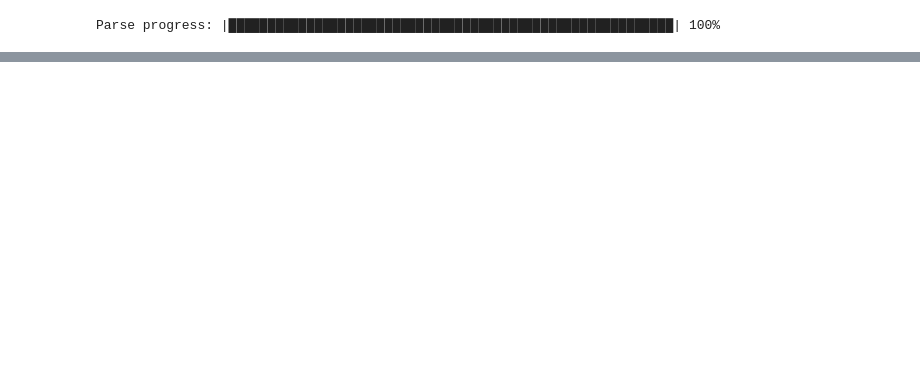
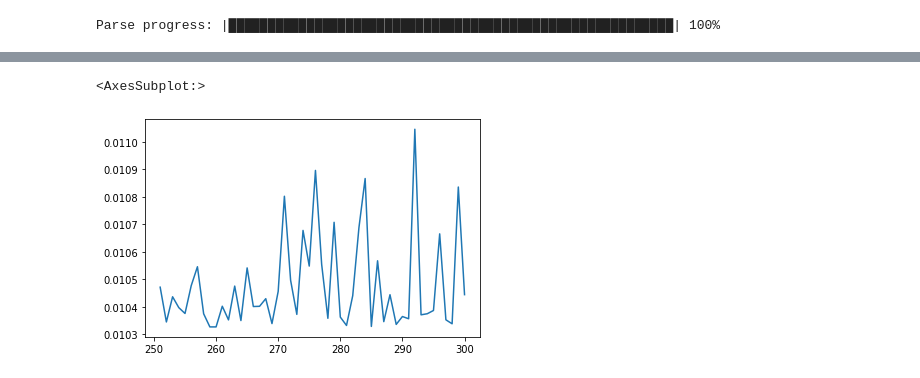
Before and after one commit to zoidgerd/h2o-coursera, a Jupyter notebook: week5/autoencoders.ipynb, the cells around one changed output, grey strips where cells are left out. Saved outputs shown, nothing was run; the diff lists cells and outputs as text; code cells hidden in the pictures; blank space fills up the shorter version.

```diff
--- a/week5/autoencoders.ipynb
+++ b/week5/autoencoders.ipynb
@@ -78,0 +93,7 @@ model_autoencoder.score_history()
+# %%
+# trying to reduce number of input features from 4 (originally) to only 2
+model_autoencoder = H2OAutoEncoderEstimator( hidden=[2], activation='Tanh', epochs=300, model_id='autoencoder',
+                                            # generally leave the following as default, unless for investigating
+                                            train_samples_per_iteration=train.nrow, score_interval=0, score_duty_cycle=1.0, stopping_rounds=15)
+
+%time model_autoencoder.train(X, None, train)
@@ -78,0 +104,6 @@ model_autoencoder.score_history()
+# %%
+score_history = model_autoencoder.scoring_history()
+score_history['training_mse'].tail(50).plot()
+# %% [output]
+<AxesSubplot:>
+[figure, added]
```
Also changed, not shown: parts of 15 cells of this notebook, 2 other files.
